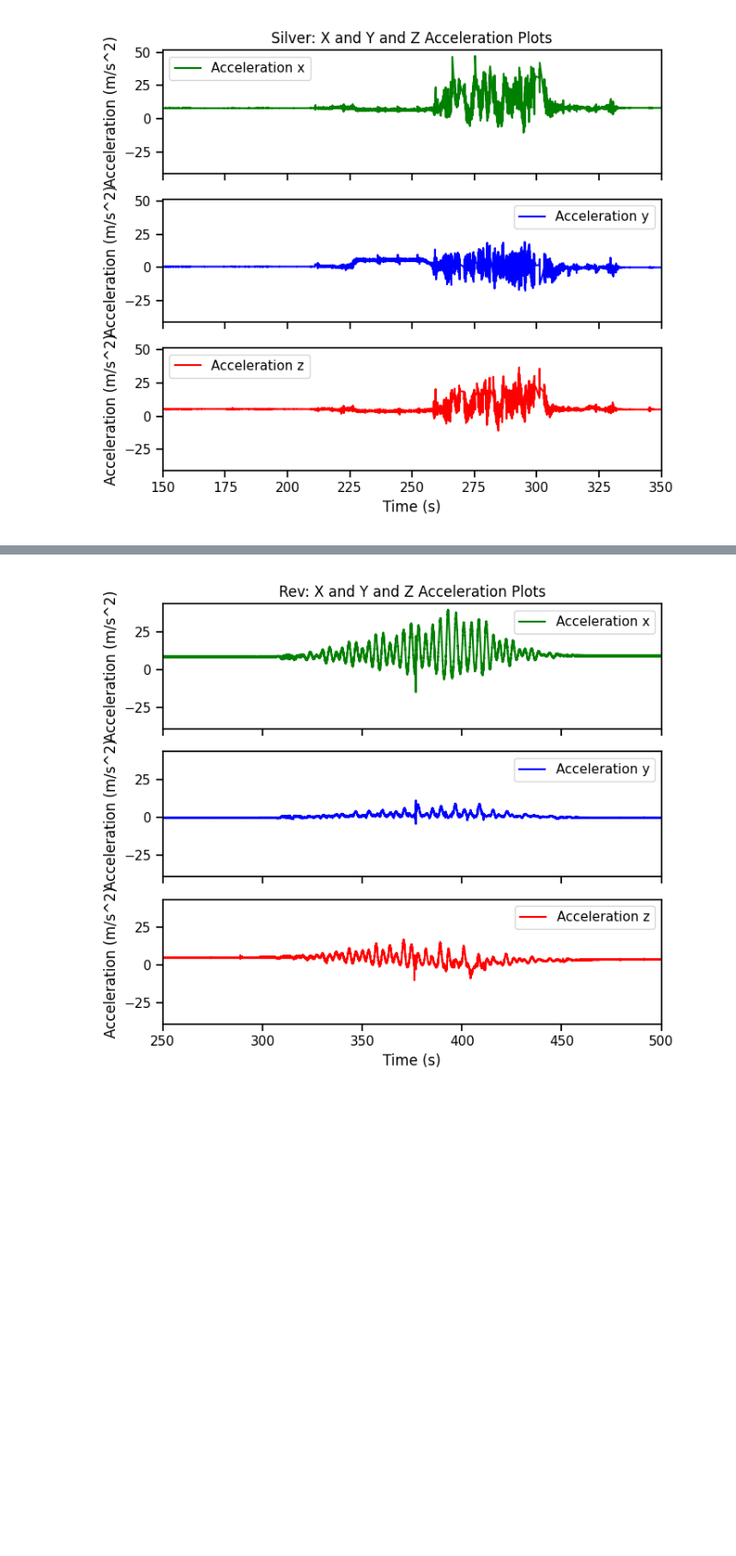
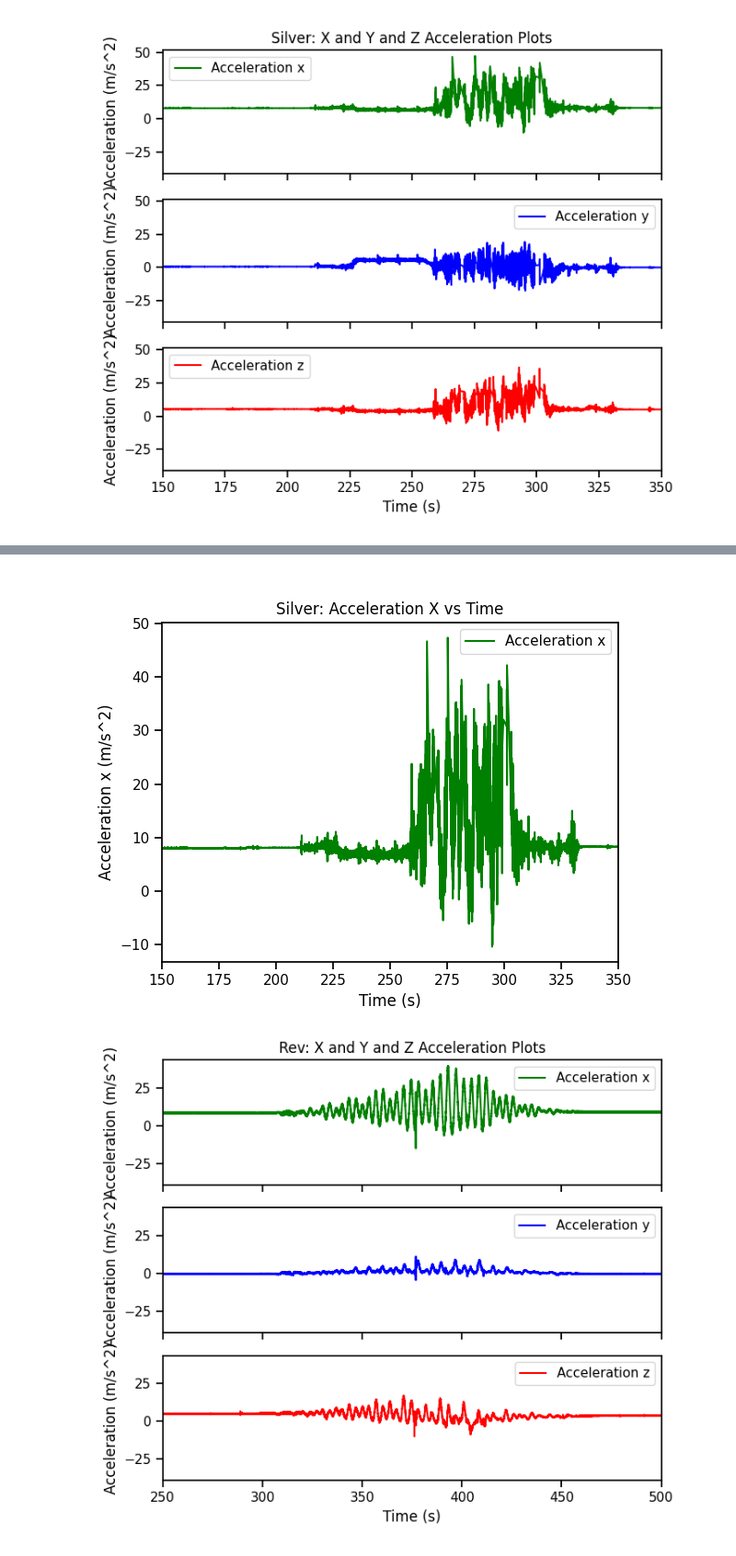
Before and after one commit to rkonecky/geng360-konecky, a Jupyter notebook: Lab 1 - Accelerometers/Lab 1 Data Processing.ipynb, the cells around one changed output, grey strips where cells are left out. Shown at 92% size. Drawn from its saved outputs; the diff is of its cells as text; code cells hidden in the pictures; blank space fills up the shorter version.

```diff
--- a/Lab 1 - Accelerometers/Lab 1 Data Processing.ipynb
+++ b/Lab 1 - Accelerometers/Lab 1 Data Processing.ipynb
@@ -146,3 +164,20 @@ plt.show()
+# %%
+plt.figure()  # Create a new figure
+sns.lineplot(x="Time (s)", y="Acceleration x (m/s^2)", data=silver2,
+             color="green", markers="d", markersize=5, linestyle="--", label="Acceleration x") # Plot the x data
+plt.title("Silver: Acceleration X vs Time")
+plt.xlabel("Time (s)")
+plt.ylabel("Acceleration x (m/s^2)")
+
+mplcursors.cursor(hover=False)  # Enable interactive cursor for data point selection
+plt.xlim(150, 350)  # Set x-axis limits to full data range
+
+# Click anywhere on your data to add a cursor
+# Right-click to remove a cursor
+
+plt.show()
+# %% [output]
+[figure, added]
 # %%
 # Creating sub plots for x and y and z accelerations
 fig, ax = plt.subplots(3, 1, figsize=(7, 6), sharex=True, sharey=True)
```
Also changed, not shown: parts of 2 cells of this notebook, 5 other files.
